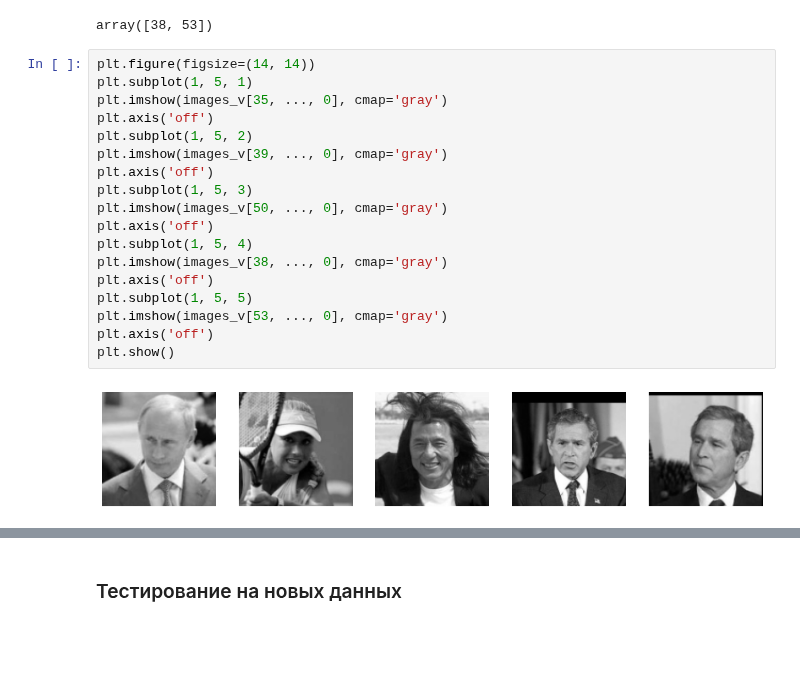
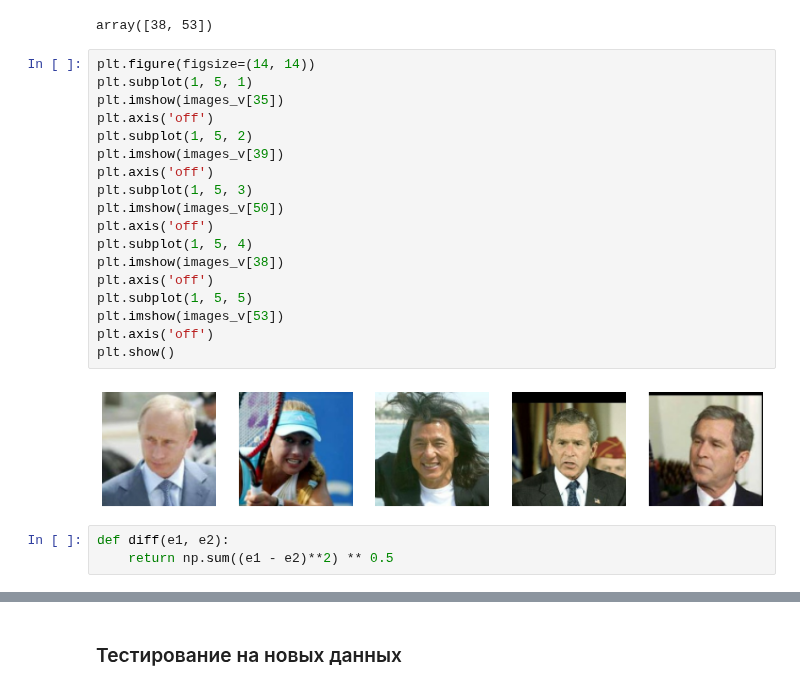
Before and after one commit to Miillya/Geekbrains, a Jupyter notebook: deep_learning_in_computer_vision/6_Embeddings/hw_06.ipynb, the cells around one changed output, grey strips where cells are left out. Cells and saved outputs as stored; diff of their text form; blank space fills up the shorter version.

```diff
--- a/deep_learning_in_computer_vision/6_Embeddings/hw_06.ipynb
+++ b/deep_learning_in_computer_vision/6_Embeddings/hw_06.ipynb
@@ -277,23 +244,26 @@ array([38, 53])
 # %%
 plt.figure(figsize=(14, 14))
 plt.subplot(1, 5, 1)
-plt.imshow(images_v[35, ..., 0], cmap='gray')
+plt.imshow(images_v[35])
 plt.axis('off')
 plt.subplot(1, 5, 2)
-plt.imshow(images_v[39, ..., 0], cmap='gray')
+plt.imshow(images_v[39])
 plt.axis('off')
 plt.subplot(1, 5, 3)
-plt.imshow(images_v[50, ..., 0], cmap='gray')
+plt.imshow(images_v[50])
 plt.axis('off')
 plt.subplot(1, 5, 4)
-plt.imshow(images_v[38, ..., 0], cmap='gray')
+plt.imshow(images_v[38])
 plt.axis('off')
 plt.subplot(1, 5, 5)
-plt.imshow(images_v[53, ..., 0], cmap='gray')
+plt.imshow(images_v[53])
 plt.axis('off')
 plt.show()
 # %% [output]
-[figure, old version]
+[figure, new version]
+# %%
+def diff(e1, e2):
+    return np.sum((e1 - e2)**2) ** 0.5
 # %%
 putin_01 = test_embs_2D[35]
 kurnikova_01 = test_embs_2D[39]
```
Also changed, not shown: parts of 20 cells of this notebook.
